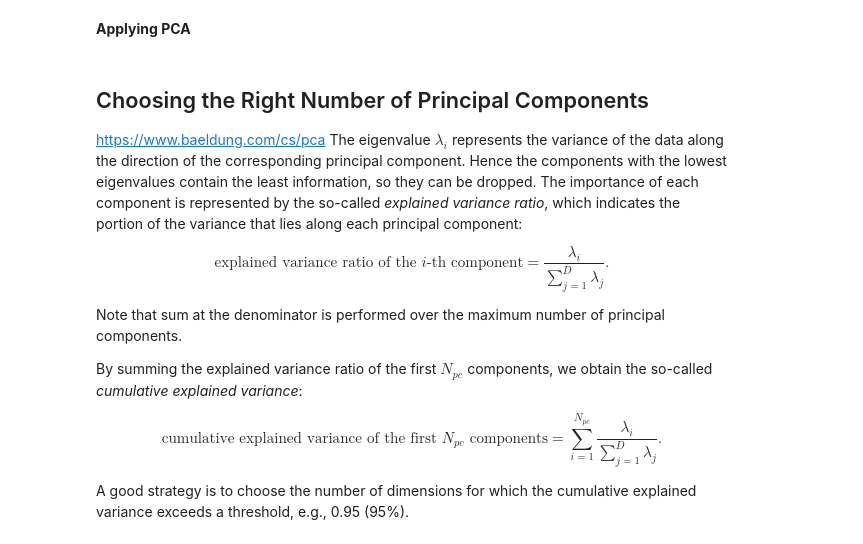
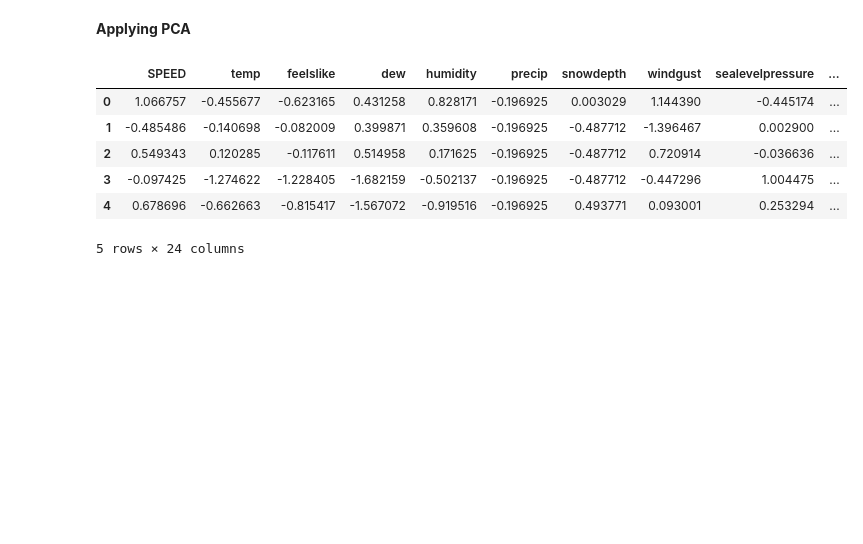
Before and after one commit to jacobhthomas/MATH569, a Jupyter notebook: Code/PCA2.0.ipynb, the cells around one changed output. Cells and saved outputs as stored; diff of their text form; code cells hidden in the pictures; blank space fills up the shorter version.

```diff
--- a/Code/PCA2.0.ipynb
+++ b/Code/PCA2.0.ipynb
@@ -5,4 +23,15 @@
 # %%
 import pandas as pd
 
 train_df = pd.read_csv('csvs/train_df.csv')
+train_df.head()
+test_df = pd.read_csv('csvs/test_df.csv')
+test_df.head()
+# %% [output]
+|  | SPEED | temp | feelslike | dew | humidity | precip | snowdepth | windgust | sealevelpressure | ... |
+| 0 | 1.066757 | -0.455677 | -0.623165 | 0.431258 | 0.828171 | -0.196925 | 0.003029 | 1.144390 | -0.445174 | ... |
+| 1 | -0.485486 | -0.140698 | -0.082009 | 0.399871 | 0.359608 | -0.196925 | -0.487712 | -1.396467 | 0.002900 | ... |
+| 2 | 0.549343 | 0.120285 | -0.117611 | 0.514958 | 0.171625 | -0.196925 | -0.487712 | 0.720914 | -0.036636 | ... |
+| 3 | -0.097425 | -1.274622 | -1.228405 | -1.682159 | -0.502137 | -0.196925 | -0.487712 | -0.447296 | 1.004475 | ... |
+| 4 | 0.678696 | -0.662663 | -0.815417 | -1.567072 | -0.919516 | -0.196925 | 0.493771 | 0.093001 | 0.253294 | ... |
+5 rows × 24 columns
@@ -12,18 +37,0 @@ train_df = pd.read_csv('csvs/train_df.csv')
-# %% [markdown]
-## Choosing the Right Number of Principal Components
-https://www.baeldung.com/cs/pca
-The eigenvalue $\lambda_i$ represents the variance of the data along the direction of the corresponding principal component. Hence the components with the lowest eigenvalues contain the least information, so they can be dropped. The importance of each component is represented by the so-called *explained variance ratio*, which indicates the portion of the variance that lies along each principal component:
-
-$$
-\text{explained variance ratio of the } i\text{-th component} = \frac{\lambda_i}{\sum_{j=1}^{D} \lambda_j}.
-$$
-
-Note that sum at the denominator is performed over the maximum number of principal components.
-
-By summing the explained variance ratio of the first $N_{pc}$ components, we obtain the so-called *cumulative explained variance*:
-
-$$
-\text{cumulative explained variance of the first } N_{pc} \text{ components} = \sum_{i=1}^{N_{pc}} \frac{\lambda_i}{\sum_{j=1}^{D} \lambda_j}.
-$$
-
-A good strategy is to choose the number of dimensions for which the cumulative explained variance exceeds a threshold, e.g., 0.95 (95%).
```
Also changed, not shown: parts of 8 cells of this notebook.
